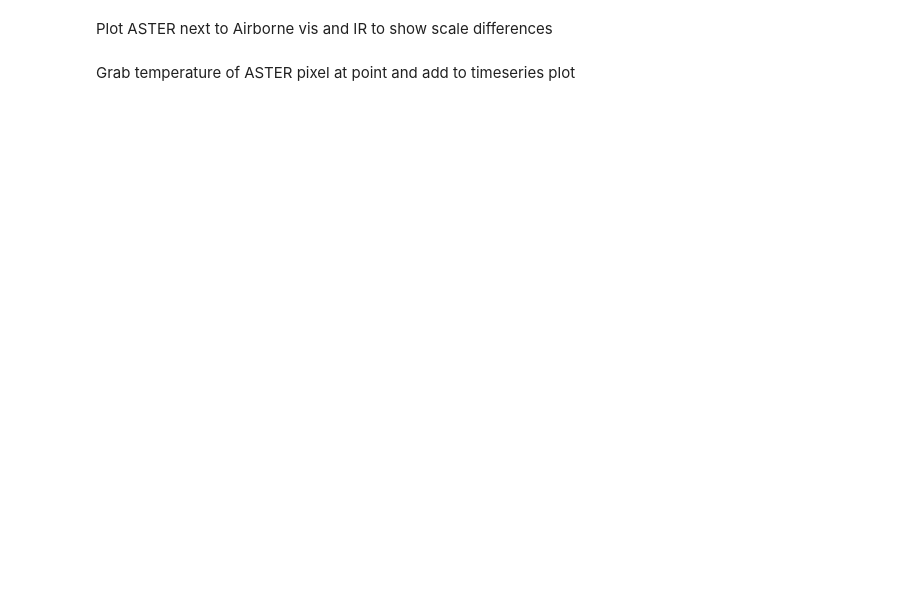
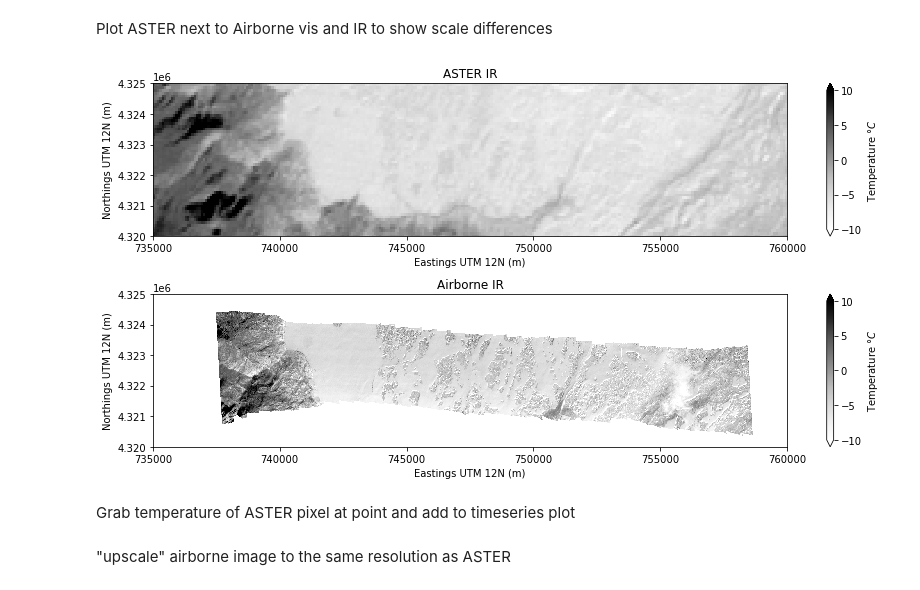
Before and after one commit to snowex-hackweek/website-2021, a Jupyter notebook: book/tutorials/thermal-ir/thermal-ir-tutorial.ipynb, the cells around one changed output. Drawn from its saved outputs; the diff is of its cells as text; code cells hidden in the pictures; blank space fills up the shorter version.

```diff
--- a/book/tutorials/thermal-ir/thermal-ir-tutorial.ipynb
+++ b/book/tutorials/thermal-ir/thermal-ir-tutorial.ipynb
@@ -285,4 +335,29 @@ aster_band14_tb_c.plot(cmap='RdBu_r',vmin=-20,vmax=20)
 # %% [markdown]
 Plot ASTER next to Airborne vis and IR to show scale differences
+# %%
+fig, axs = plt.subplots(nrows=2, ncols=1, figsize=(12,6), tight_layout=True)
+
+aster_band14_tb_c.plot(ax=axs[0],
+                       cmap='Greys',
+                       vmin=-10, vmax=10,
+                       cbar_kwargs={'label': 'Temperature $\degree C$'})
+axs[0].set_title('ASTER IR')
+
+
+airborne_ir.plot(ax=axs[1],
+                 cmap='Greys',
+                 vmin=-10, vmax=10,
+                 cbar_kwargs={'label': 'Temperature $\degree C$'})
+axs[1].set_title('Airborne IR')
+
+for ax in axs:
+    ax.set_xlabel('Eastings UTM 12N (m)')
+    ax.set_xlim((735000, 760000))
+    ax.set_ylabel('Northings UTM 12N (m)')
+    ax.set_ylim((4320000, 4325000))
+# %% [output]
+[figure, added]
 # %% [markdown]
 Grab temperature of ASTER pixel at point and add to timeseries plot
+# %% [markdown]
+"upscale" airborne image to the same resolution as ASTER
```
Also changed, not shown: parts of 30 cells of this notebook.
